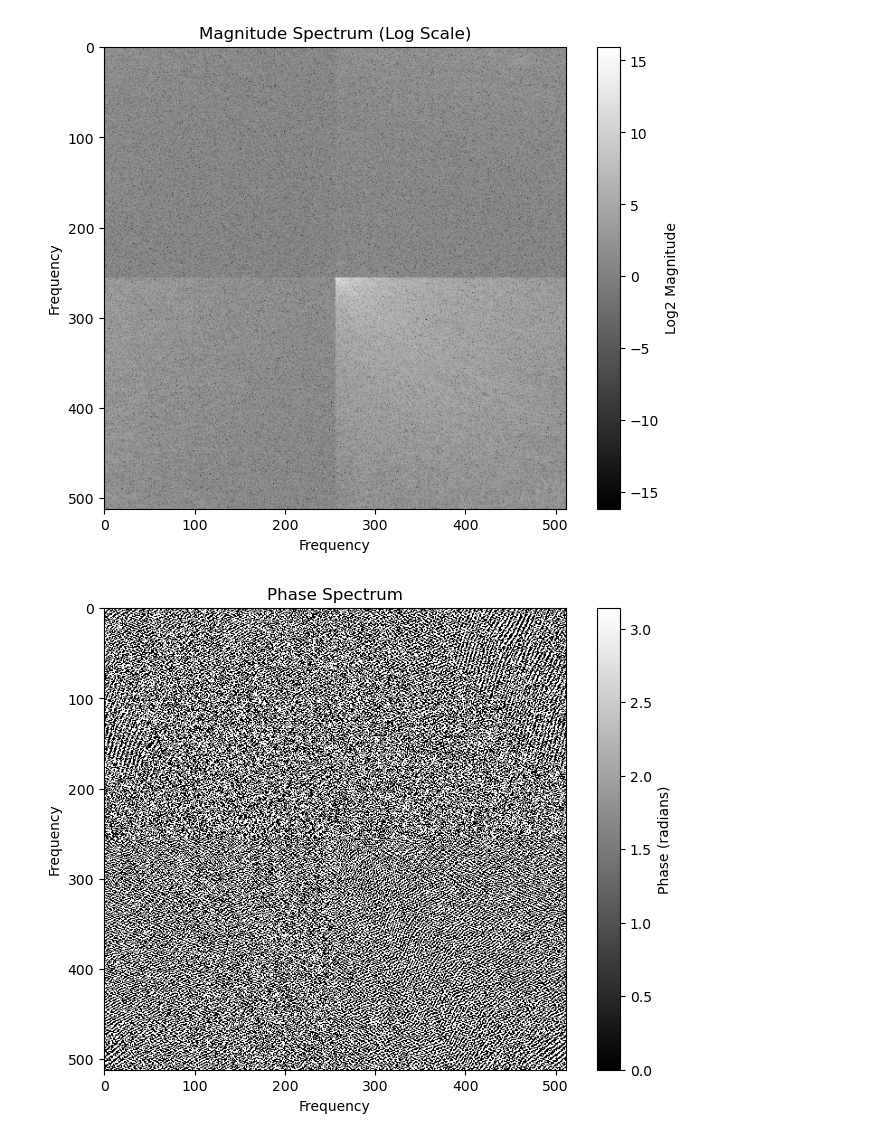
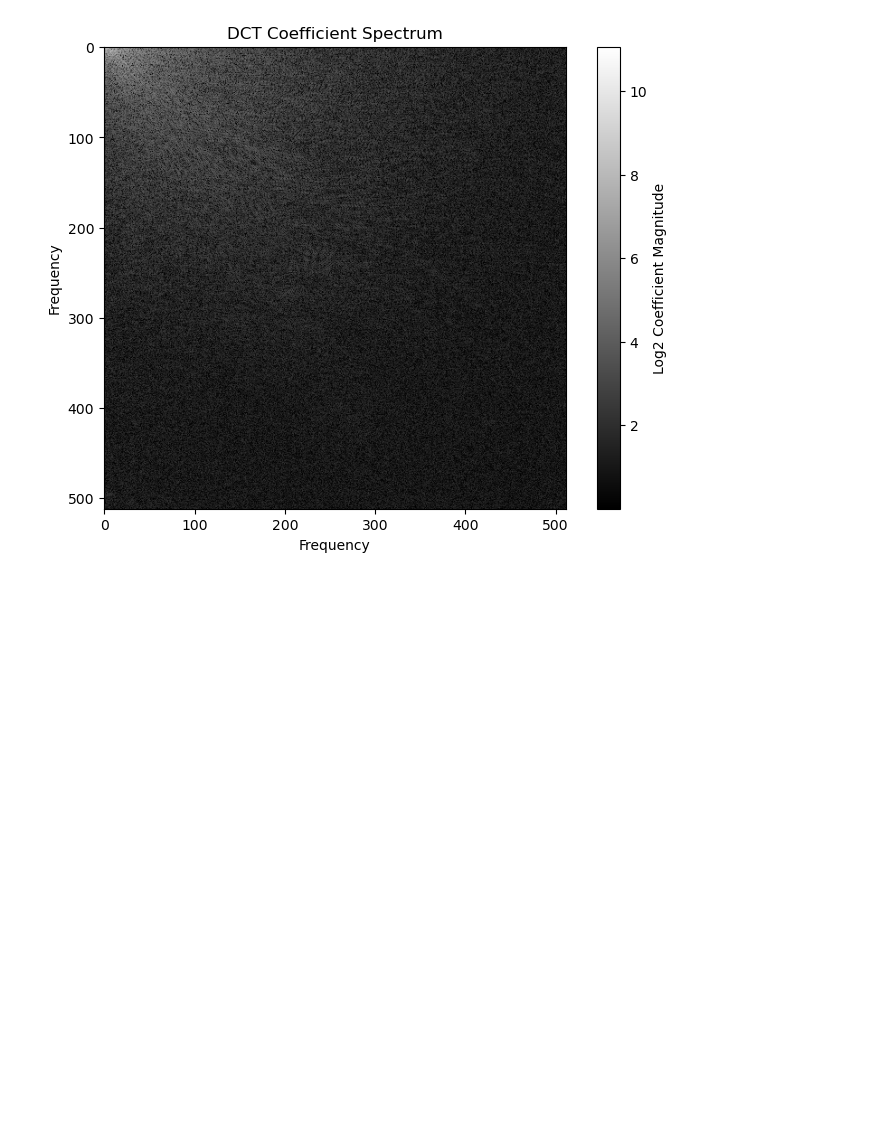
Before and after one commit to sevmeowple/UTSC_DIP, a Jupyter notebook: python/hw3.ipynb, the cells around one changed output. Saved outputs shown, nothing was run; the diff lists cells and outputs as text; code cells hidden in the pictures; blank space fills up the shorter version.

```diff
--- a/python/hw3.ipynb
+++ b/python/hw3.ipynb
@@ -103,12 +64,11 @@ trans_utils.plotSpectrum(matrix=img_dft)
 # %%
 dct_matrix_h = trans_utils.getMatrix(type=TransType.DCT, size=h)
 dct_matrix_w = trans_utils.getMatrix(type=TransType.DCT, size=w)
 img_dct = np.dot(np.dot(dct_matrix_h, img), dct_matrix_w.T)
 
-trans_utils.plotSpectrum(matrix=img_dct)
+trans_utils.plotSpectrum(matrix=img_dct,transform_type=TransType.DCT)
 # %% [output]
-[figure, old version]
+[figure, new version]
-[figure, removed]
 # %%
 # 限制小数点位数
 pprint(np.round(dft_matrix, 2))
```
Also changed, not shown: parts of 6 cells of this notebook, 1 other file.
